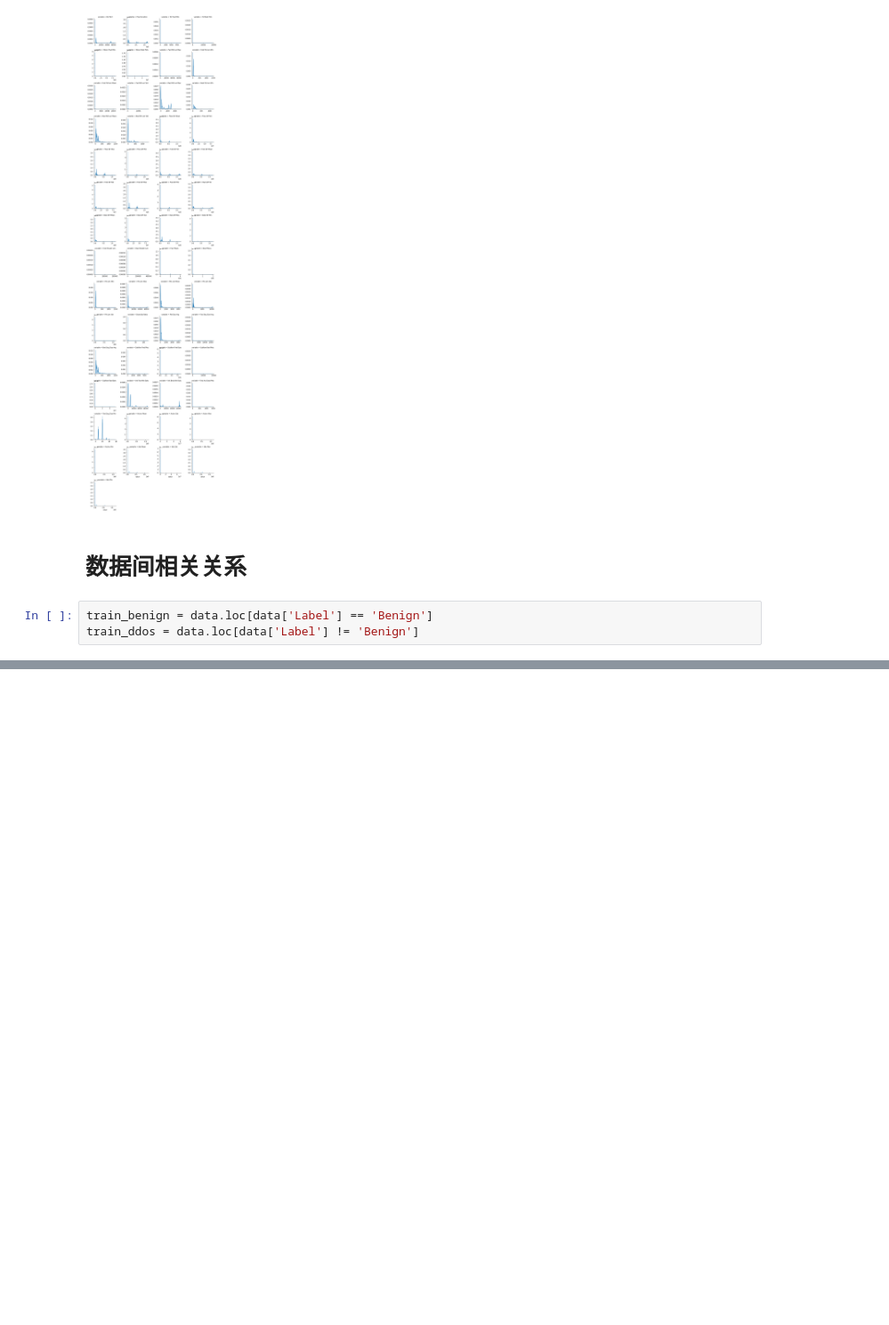
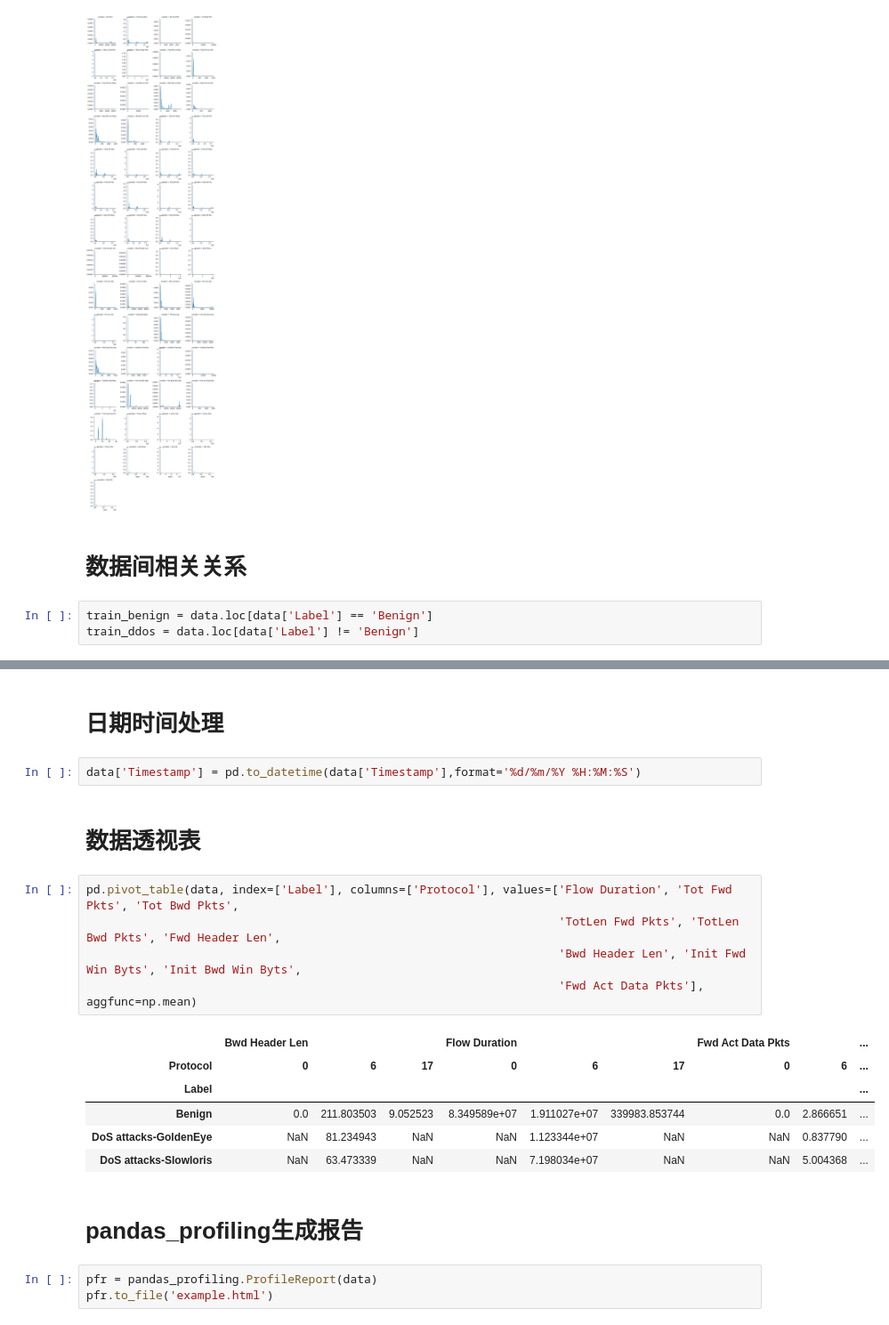
Before and after one commit to Bil369/IDS2018-DDoS-Traffic-Classify, a Jupyter notebook: EDA.ipynb, the cells around one changed output, grey strips where cells are left out. Shown at 89% size. Drawn from its saved outputs; the diff is of its cells as text; blank space fills up the shorter version.

```diff
--- a/EDA.ipynb
+++ b/EDA.ipynb
@@ -335,0 +369,23 @@ plt.show()
+# %% [markdown]
+# 日期时间处理
+# %%
+data['Timestamp'] = pd.to_datetime(data['Timestamp'],format='%d/%m/%Y %H:%M:%S')
+# %% [markdown]
+# 数据透视表
+# %%
+pd.pivot_table(data, index=['Label'], columns=['Protocol'], values=['Flow Duration', 'Tot Fwd Pkts', 'Tot Bwd Pkts',
+                                                                    'TotLen Fwd Pkts', 'TotLen Bwd Pkts', 'Fwd Header Len',
+                                                                    'Bwd Header Len', 'Init Fwd Win Byts', 'Init Bwd Win Byts',
+                                                                    'Fwd Act Data Pkts'], aggfunc=np.mean)
+# %% [output]
+|  | Bwd Header Len |  |  | Flow Duration |  |  | Fwd Act Data Pkts |  | ... |
+| Protocol | 0 | 6 | 17 | 0 | 6 | 17 | 0 | 6 | ... |
+| Label |  |  |  |  |  |  |  |  | ... |
+| Benign | 0.0 | 211.803503 | 9.052523 | 8.349589e+07 | 1.911027e+07 | 339983.853744 | 0.0 | 2.866651 | ... |
+| DoS attacks-GoldenEye | NaN | 81.234943 | NaN | NaN | 1.123344e+07 | NaN | NaN | 0.837790 | ... |
+| DoS attacks-Slowloris | NaN | 63.473339 | NaN | NaN | 7.198034e+07 | NaN | NaN | 5.004368 | ... |
+# %% [markdown]
+# pandas_profiling生成报告
+# %%
+pfr = pandas_profiling.ProfileReport(data)
+pfr.to_file('example.html')
```
Also changed, not shown: parts of 8 cells of this notebook, 2 other files.
